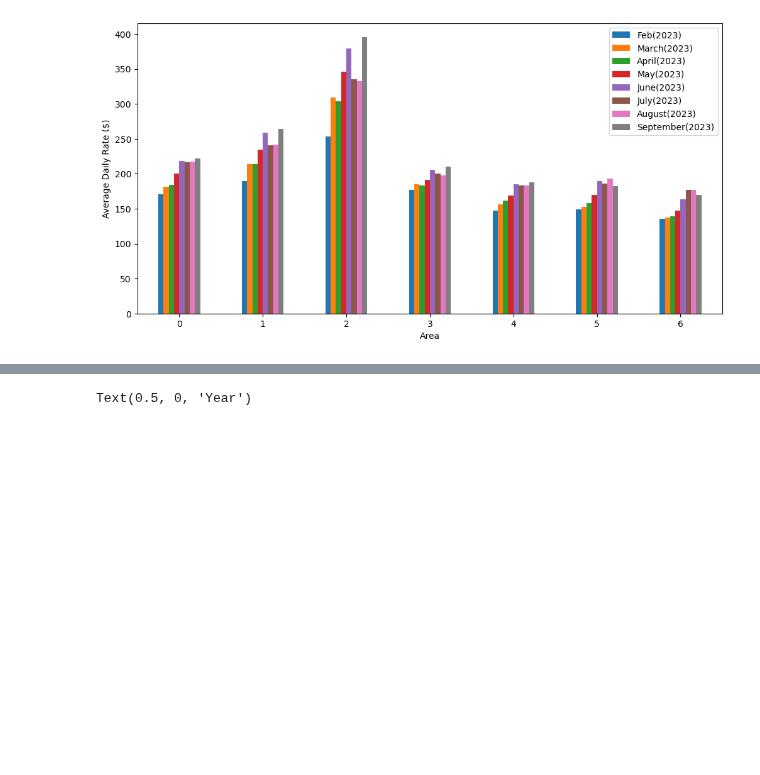
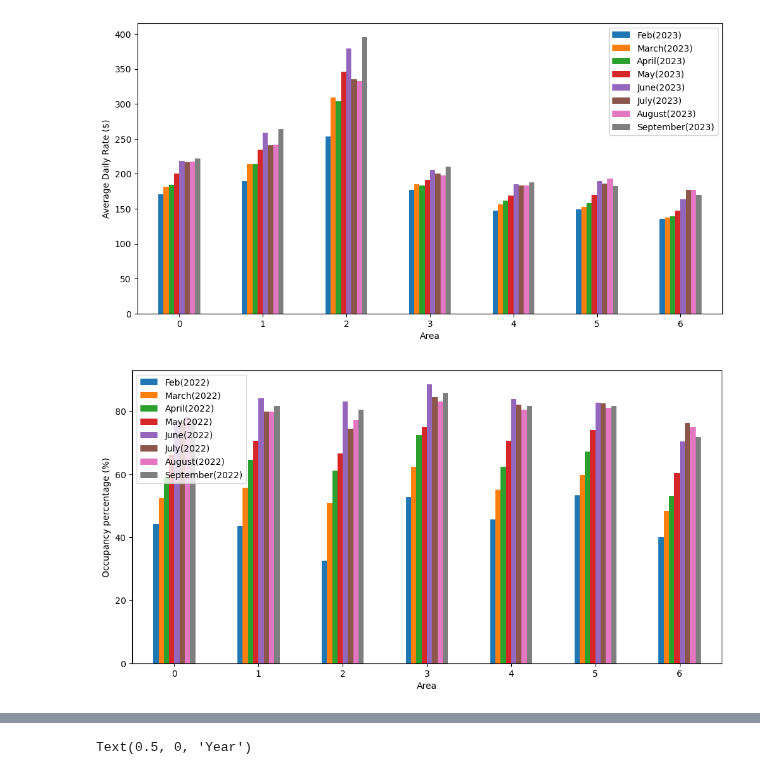
Before and after one commit to AleMori22/Project_1_repo, a Jupyter notebook: Demographics-Tourism.ipynb, the cells around one changed output, grey strips where cells are left out. Saved outputs shown, nothing was run; the diff lists cells and outputs as text; code cells hidden in the pictures; blank space fills up the shorter version.

```diff
--- a/Demographics-Tourism.ipynb
+++ b/Demographics-Tourism.ipynb
@@ -47,7 +33,9 @@ plt.show()
 # %%
 occupancy = pd.read_csv('OccupancyPercentage.csv')
 #print(occupancy)
 
-#OccupancyRate = occupancy[["Feb(2022)", "March(2022)", "April(2022)", "May(2022)", "June(2022)", "July(2022)", "August(2022)", "September(2022)"]]
-#OccupancyRate.plot(kind = "bar", figsize =(12,6), rot = 0, ylabel = "Average Daily Rate (%)", xlabel = "Area")
-#plt.show()
+OccupancyRate1 = occupancy[["Feb(2022)", "March(2022)", "April(2022)", "May(2022)", "June(2022)", "July(2022)", "August(2022)", "September(2022)"]]
+OccupancyRate1.plot(kind = "bar", figsize =(12,6), rot = 0, ylabel = "Occupancy percentage (%)", xlabel = "Area")
+plt.show()
+# %% [output]
+[figure, added]
```
Also changed, not shown: parts of 7 cells of this notebook, 3 other files.
